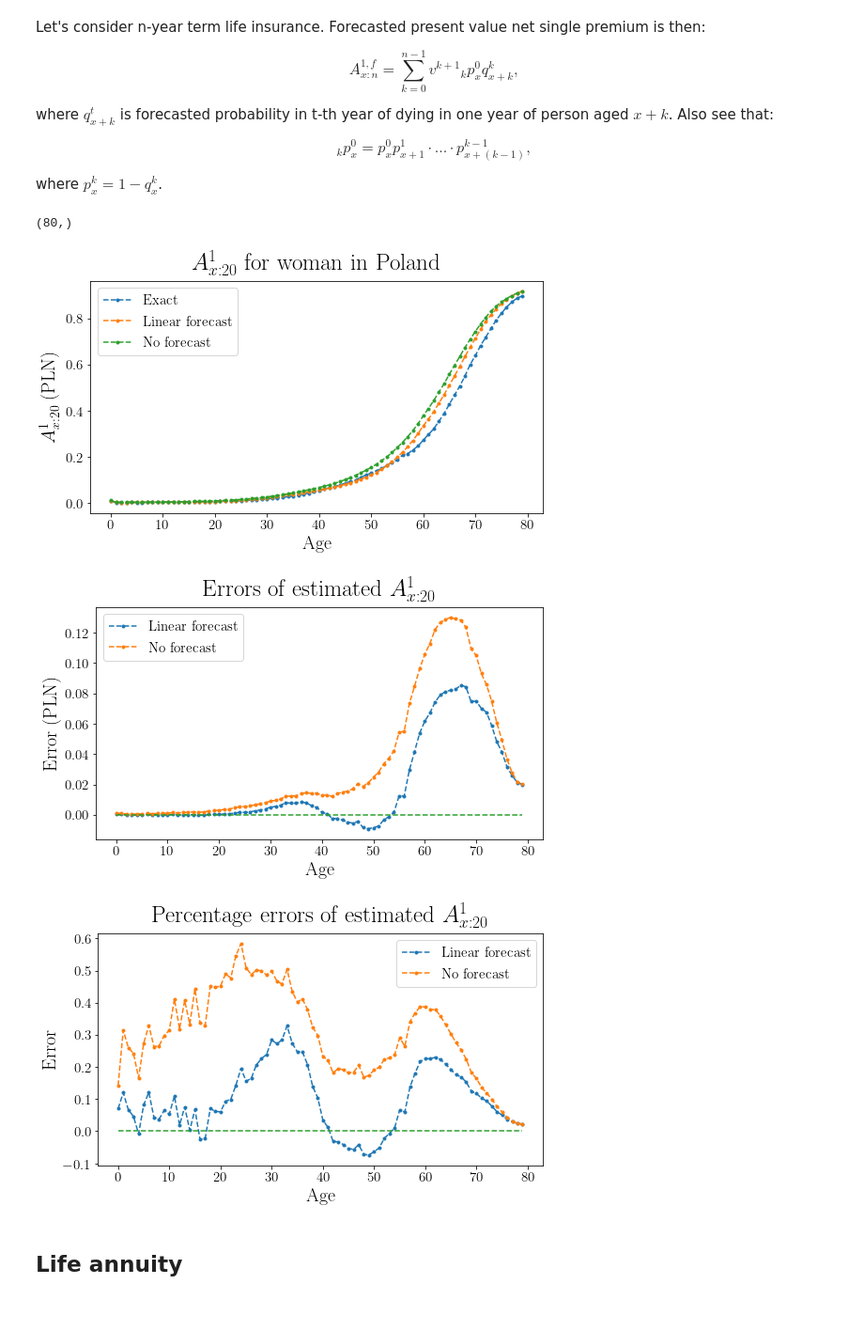
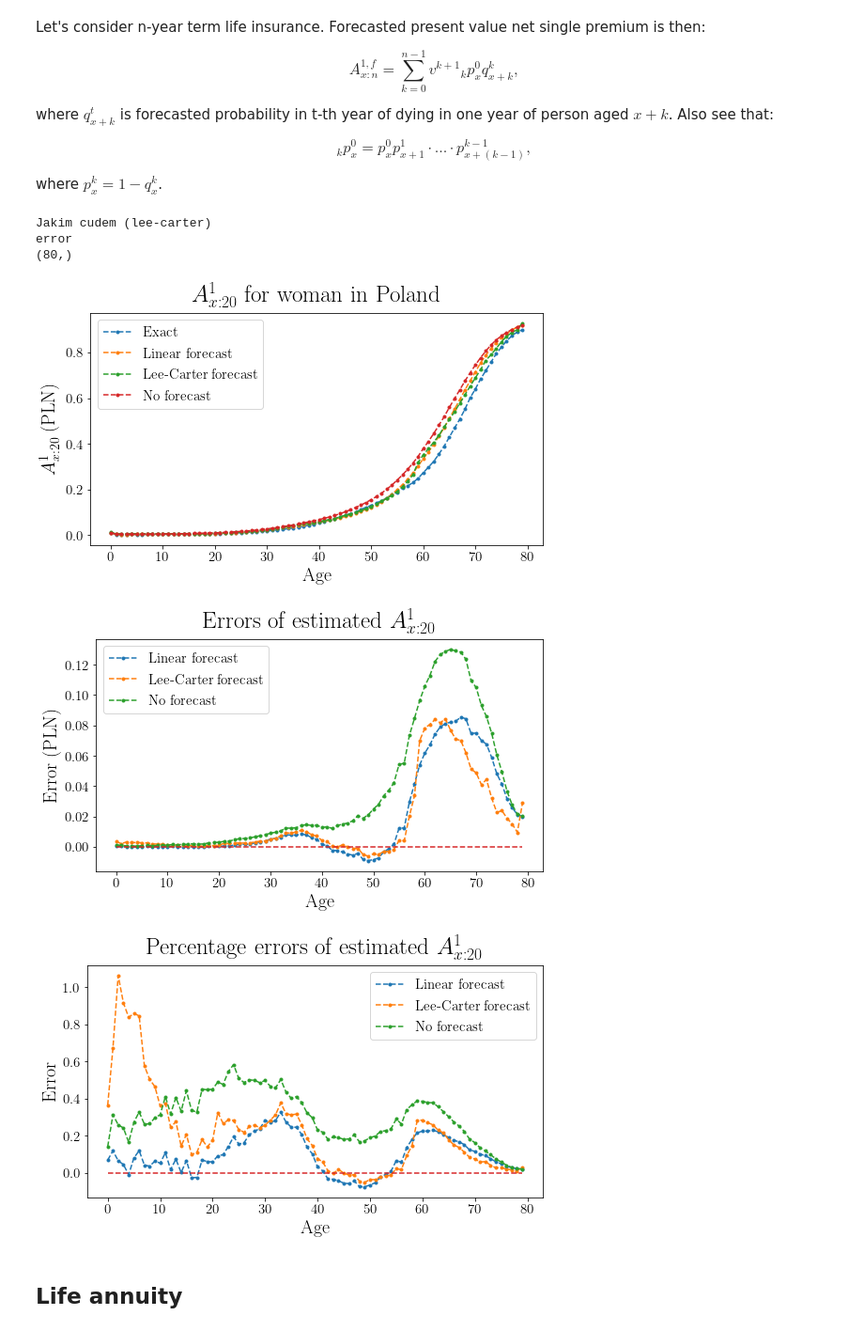
Before and after one commit to rogulforce/life_insurance_projekt, a Jupyter notebook: products_calculation.ipynb, the cells around one changed output. Shown at 94% size. Saved outputs shown, nothing was run; the diff lists cells and outputs as text; code cells hidden in the pictures.

Commit message:
lee-carter

```diff
--- a/products_calculation.ipynb
+++ b/products_calculation.ipynb
@@ -168,6 +217,21 @@ if np.any(Qkx > 1): print("error")
 A_linear = A_linear.sum(1)
 
 linear = (kPx, Qkx)
+
+
+
+
+Qx = estimated_data_lee_carter # shape (x, year)
+if np.any(Qx > 1): print("Jakim cudem (lee-carter)")
+
+kPx, Qkx = calculateProbabilities(Qx, n)
+
+A_LC = discounting_factor*kPx*Qkx
+if np.any(kPx > 1): print("error")
+if np.any(Qkx > 1): print("error")
+A_LC = A_LC.sum(1)
+
+LC = (kPx, Qkx)
 
 
 # real data
@@ -206,6 +270,7 @@ print(straight_forward_A.shape)
 fig, ax = plt.subplots(figsize = (0.8 * Image_width, 0.5 * Image_width))
 ax.plot(A_farseer, '.--', label="Exact")
 ax.plot(A_linear, '.--', label="Linear forecast")
+ax.plot(A_LC, '.--', label = "Lee-Carter forecast")
 ax.plot(straight_forward_A, '.--', label = "No forecast")
 ax.set_xlabel("Age")
 ax.set_ylabel("$A^{1}_{x:20}$ (PLN)")
@@ -214,12 +279,15 @@ ax.set_title("$A^1_{x:20}$ for woman in Poland")
 fig.tight_layout()
 plt.savefig('Figures\\TermInsurance.jpg', bbox_inches = 'tight', dpi = 700)
 # %% [output]
+Jakim cudem (lee-carter)
+error
 (80,)
-[figure, old version]
+[figure, new version]
 # %%
 fig, ax = plt.subplots(figsize = (0.8 * Image_width, 0.5 * Image_width))
 
 ax.plot((A_linear-A_farseer), '.--', label = 'Linear forecast')
+ax.plot((A_LC-A_farseer), '.--', label = 'Lee-Carter forecast')
 ax.plot((straight_forward_A - A_farseer), '.--', label ='No forecast')
 ax.plot(np.zeros(80), '--')
 ax.set_xlabel("Age")
@@ -229,21 +297,22 @@ ax.set_title("Errors of estimated $A^1_{x:20}$")
 fig.tight_layout()
 plt.savefig('Figures\\TermInsuranceErrors.jpg', bbox_inches = 'tight', dpi = 700)
 # %% [output]
-[figure, old version]
+[figure, new version]
 # %%
 fig, ax = plt.subplots(figsize = (0.8 * Image_width, 0.5 * Image_width))
 
 ax.plot((A_linear-A_farseer)/A_farseer, '.--', label = 'Linear forecast')
+ax.plot((A_LC-A_farseer)/A_farseer, '.--', label = 'Lee-Carter forecast')
 ax.plot((straight_forward_A - A_farseer)/A_farseer, '.--', label ='No forecast')
 ax.plot(np.zeros(80), '--')
 ax.set_xlabel("Age")
 ax.set_ylabel("Error")
 ax.legend()
 ax.set_title("Percentage errors of estimated $A^1_{x:20}$")
 fig.tight_layout()
 plt.savefig('Figures\\TermInsurancePercentageErrors.jpg', bbox_inches = 'tight', dpi = 700)
 # %% [output]
-[figure, old version]
+[figure, new version]
 # %% [markdown]
 ## Life annuity
 # %% [markdown]
```
Also changed, not shown: parts of 5 cells of this notebook.
